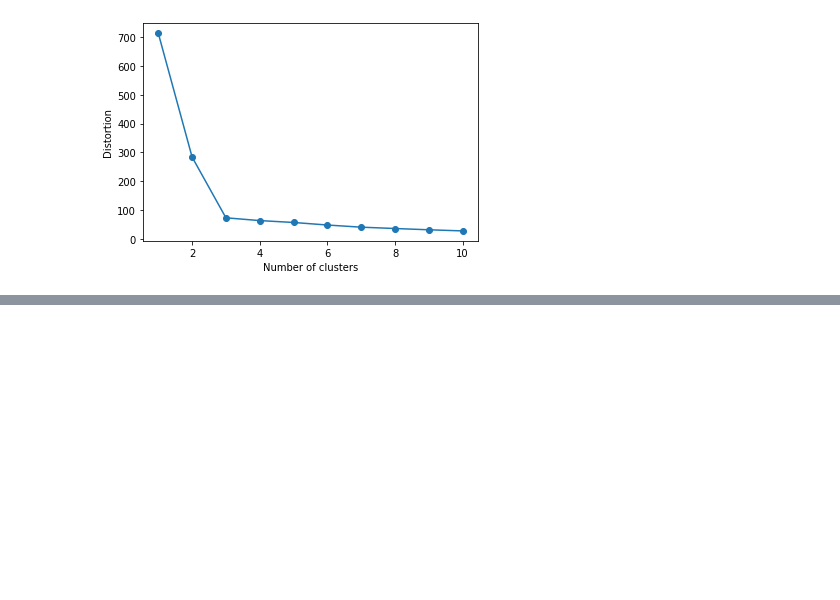
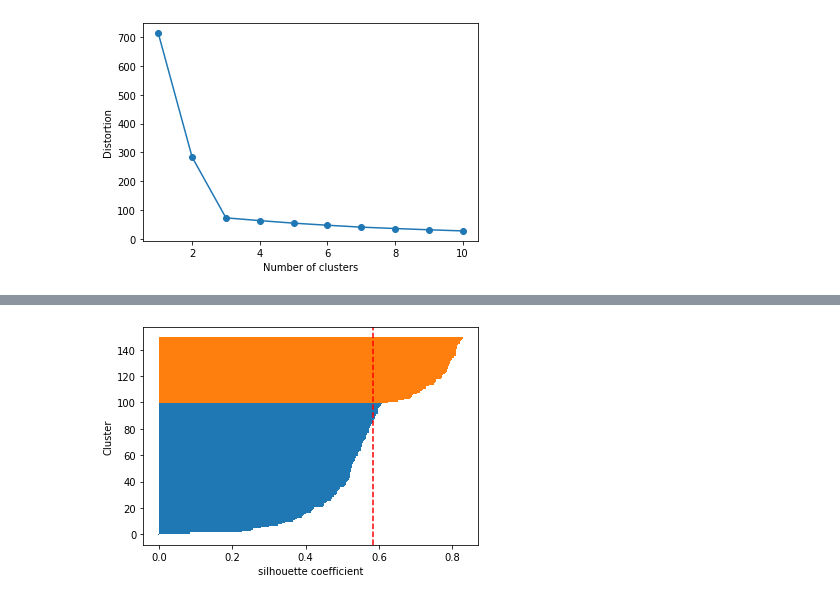
Before and after one commit to peisuke/ml-works, a Jupyter notebook: 7/7_4.ipynb, the cells around one changed output, grey strips where cells are left out. Drawn from its saved outputs; the diff is of its cells as text; code cells hidden in the pictures; blank space fills up the shorter version.

```diff
--- a/7/7_4.ipynb
+++ b/7/7_4.ipynb
@@ -125,0 +85,6 @@ plt.show()
+# %%
+# クラス数2でのシルエット分析
+# ２つのクラスが混ざってしまい、自クラスと多クラスの距離の差が出なくなっている
+plot_silhouette(X, 2)
+# %% [output]
+[figure, added]
```
Also changed, not shown: parts of 11 cells of this notebook.
